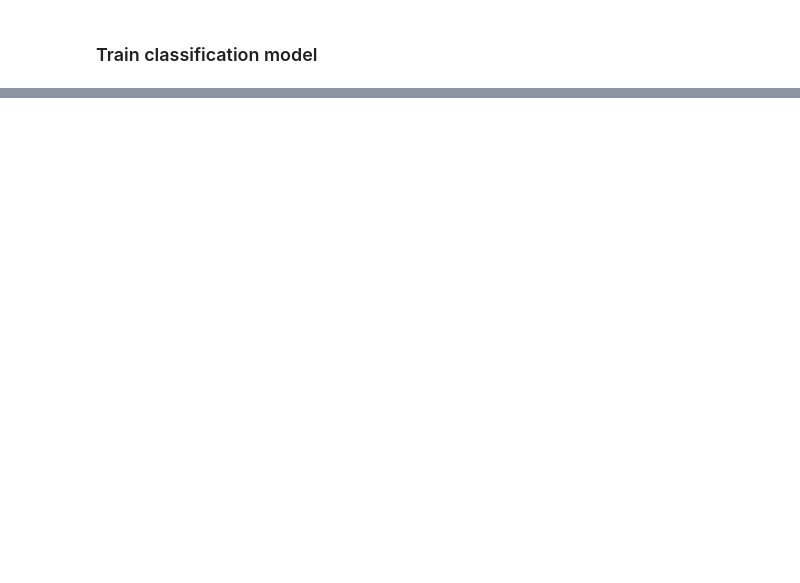
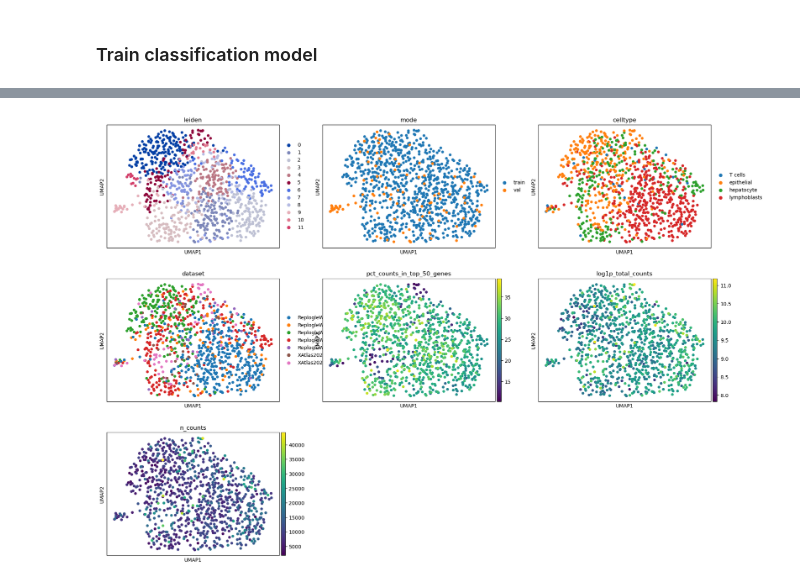
Before and after one commit to GoyalLab/ExPert, a Jupyter notebook: vae/notebooks/Train.ipynb, the cells around one changed output, grey strips where cells are left out. Cells and saved outputs as stored; diff of their text form; code cells hidden in the pictures; blank space fills up the shorter version.

```diff
--- a/vae/notebooks/Train.ipynb
+++ b/vae/notebooks/Train.ipynb
@@ -363,0 +334,7 @@ INFO: `Trainer.fit` stopped: `max_epochs=220` reached.
+# %%
+sc.pp.neighbors(tmp, use_rep='X')
+sc.tl.umap(tmp)
+sc.tl.leiden(tmp)
+sc.pl.umap(tmp, color=['leiden', 'mode', 'celltype', 'dataset', 'pct_counts_in_top_50_genes', 'log1p_total_counts', 'n_counts'], ncols=3)
+# %% [output]
+[figure, added]
```
Also changed, not shown: parts of 35 cells of this notebook, 19 other files.
